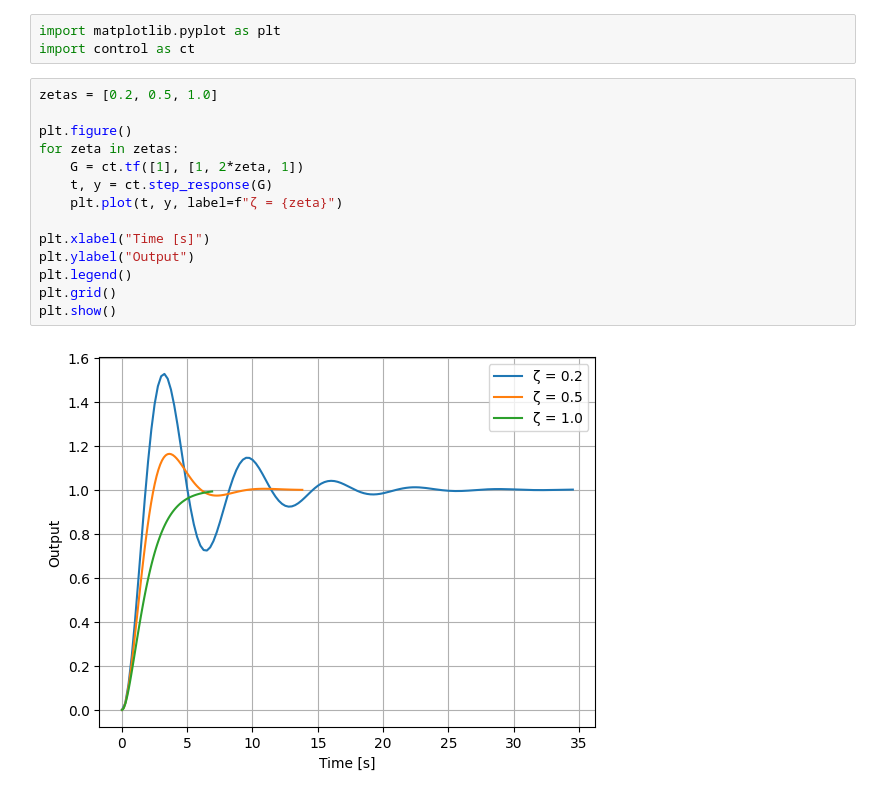
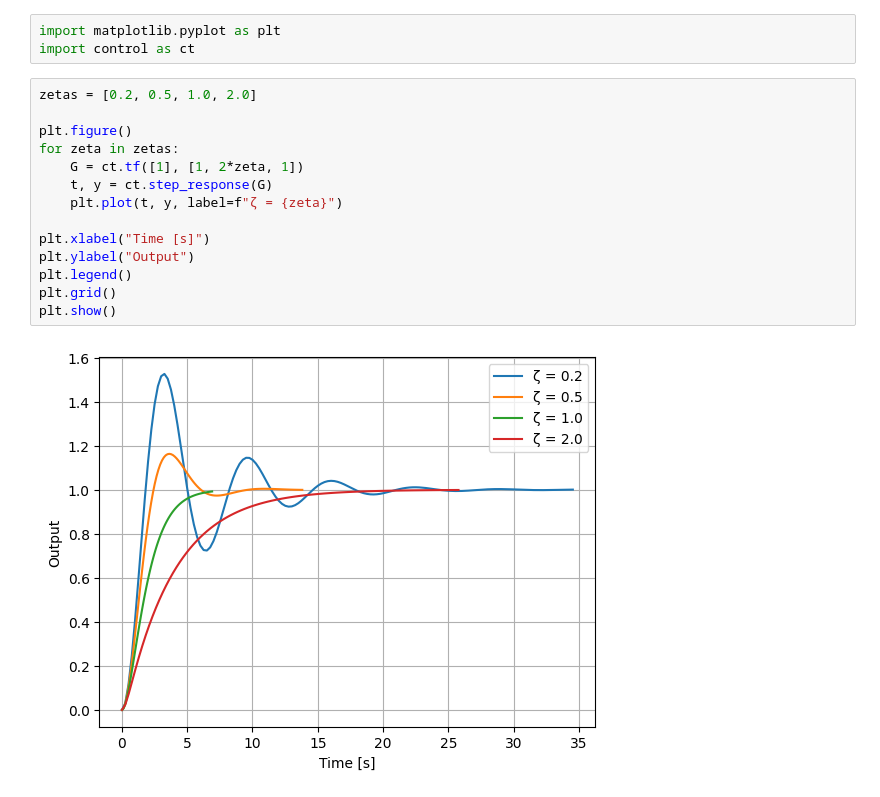
Before and after one commit to FelixWick/control_engineering, a Jupyter notebook: examples/1_systems/PT2.ipynb, the cells around one changed output. Drawn from its saved outputs; the diff is of its cells as text.

```diff
--- a/examples/1_systems/PT2.ipynb
+++ b/examples/1_systems/PT2.ipynb
@@ -2,18 +2,18 @@
 import matplotlib.pyplot as plt
 import control as ct
 # %%
-zetas = [0.2, 0.5, 1.0]
+zetas = [0.2, 0.5, 1.0, 2.0]
 
 plt.figure()
 for zeta in zetas:
     G = ct.tf([1], [1, 2*zeta, 1])
     t, y = ct.step_response(G)
     plt.plot(t, y, label=f"ζ = {zeta}")
 
 plt.xlabel("Time [s]")
 plt.ylabel("Output")
 plt.legend()
 plt.grid()
 plt.show()
 # %% [output]
-[figure, old version]
+[figure, new version]
```
Also changed, not shown: 1 other file.
